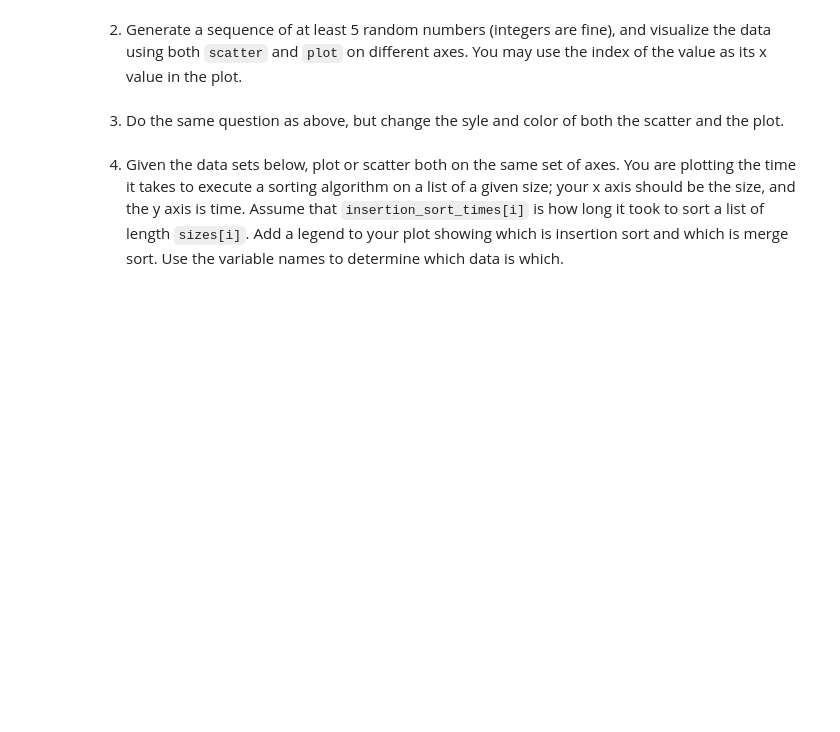
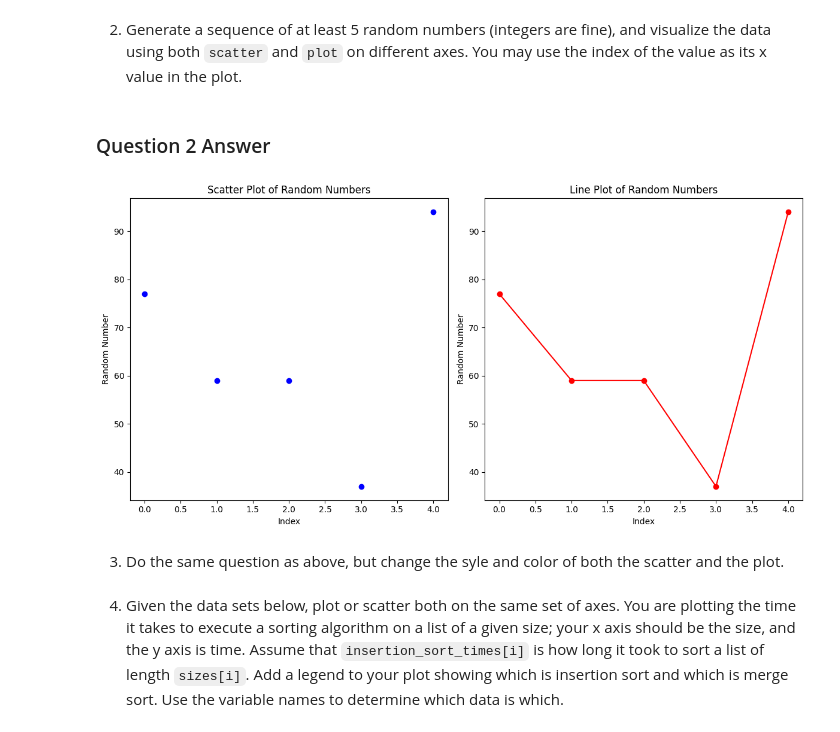
Before and after one commit to sapapesh/WebMining.Mod3, a Jupyter notebook: pyplot.ipynb, the cells around one changed output. Saved outputs shown, nothing was run; the diff lists cells and outputs as text; code cells hidden in the pictures; blank space fills up the shorter version.

```diff
--- a/pyplot.ipynb
+++ b/pyplot.ipynb
@@ -28,5 +57,37 @@ letter_freq = dict(Counter(TEXT))
 # %% [markdown]
 2. Generate a sequence of at least 5 random numbers (integers are fine), and visualize the data using both `scatter` and `plot` on different axes.  You may use the index of the value as its x value in the plot.
+# %% [markdown]
+### Question 2 Answer
+# %%
+import matplotlib.pyplot as plt
+import numpy as np
+
+# Generate a sequence of at least 5 random integers
+random_numbers = np.random.randint(1, 100, 5)  # 5 random integers between 1 and 100
+
+# Create a range of x-values (using the index as the x-value)
+x_values = np.arange(len(random_numbers))
+
+# Create a figure and a set of axes
+fig, (ax1, ax2) = plt.subplots(1, 2, figsize=(12, 6))
+
+# Plotting using scatter on ax1
+ax1.scatter(x_values, random_numbers, color='blue')
+ax1.set_title('Scatter Plot of Random Numbers')
+ax1.set_xlabel('Index')
+ax1.set_ylabel('Random Number')
+
+# Plotting using plot on ax2
+ax2.plot(x_values, random_numbers, marker='o', linestyle='-', color='red')
+ax2.set_title('Line Plot of Random Numbers')
+ax2.set_xlabel('Index')
+ax2.set_ylabel('Random Number')
+
+# Show the plot
+plt.tight_layout()
+plt.show()
+# %% [output]
+[figure, added]
 # %% [markdown]
 3. Do the same question as above, but change the syle and color of both the scatter and the plot.
 # %% [markdown]
```
Also changed, not shown: parts of 2 cells of this notebook.
